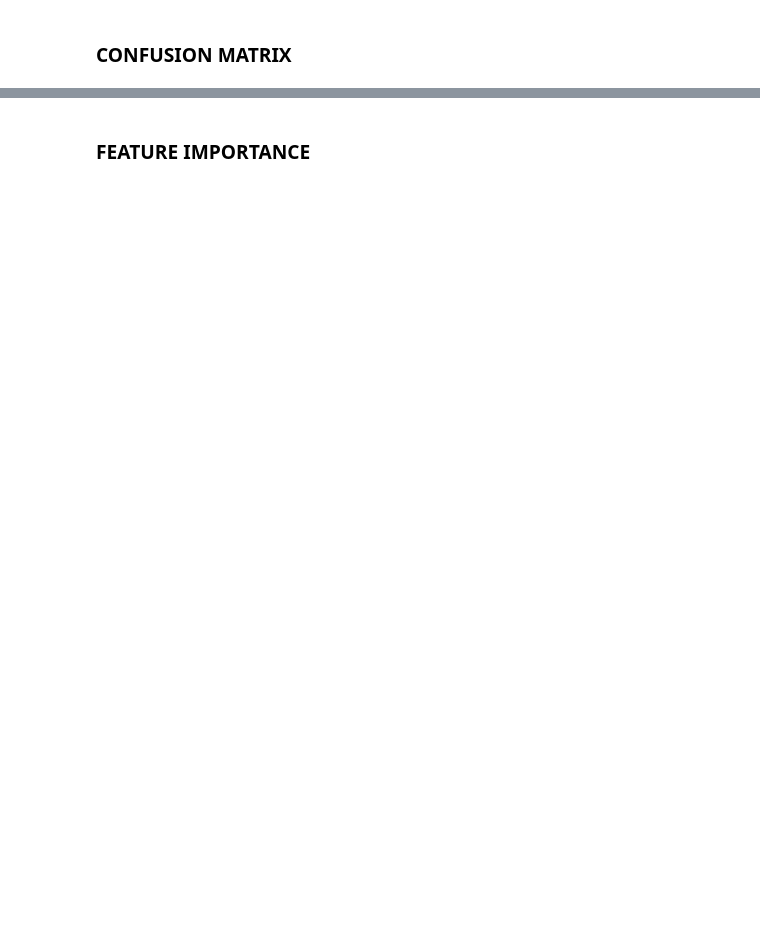
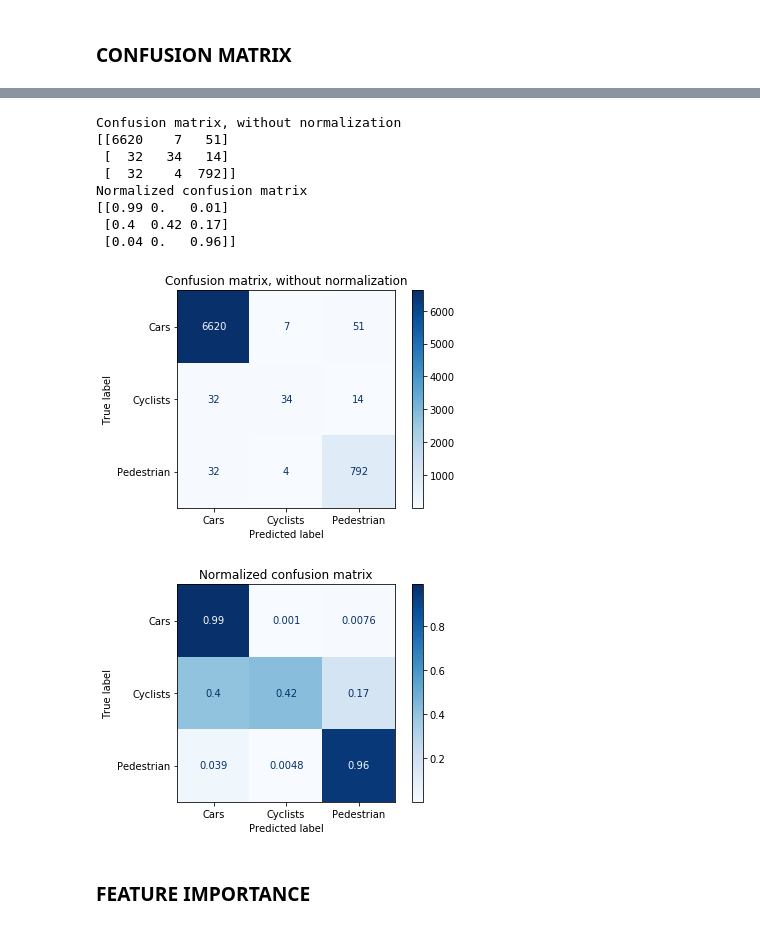
Before and after one commit to benduong2001/DS3_Lyft, a Jupyter notebook: lyft_neural_network_setup_new.ipynb, the cells around one changed output, grey strips where cells are left out. Drawn from its saved outputs; the diff is of its cells as text; code cells hidden in the pictures; blank space fills up the shorter version.

```diff
--- a/lyft_neural_network_setup_new.ipynb
+++ b/lyft_neural_network_setup_new.ipynb
@@ -186,3 +215,50 @@ array([[80,  4,  1],
+# %%
+rf  = rf_models["Model"]
+X_test = rf_models["X_test"]
+y_test = rf_models["y_test"]
+# %%
+import numpy as np
+import matplotlib.pyplot as plt
+
+from sklearn import svm, datasets
+from sklearn.model_selection import train_test_split
+from sklearn.metrics import plot_confusion_matrix
+
+# import some data to play with
+class_names = ["Cars", "Cyclists", "Pedestrian"]
+
+# Split the data into a training set and a test set
+
+# Run classifier, using a model that is too regularized (C too low) to see
+# the impact on the results
+
+np.set_printoptions(precision=2)
+
+# Plot non-normalized confusion matrix
+titles_options = [("Confusion matrix, without normalization", None),
+                  ("Normalized confusion matrix", 'true')]
+for title, normalize in titles_options:
+    disp = plot_confusion_matrix(rf, X_test, y_test,
+                                 display_labels=class_names,
+                                 cmap=plt.cm.Blues,
+                                 normalize=normalize)
+    disp.ax_.set_title(title)
+
+    print(title)
+    print(disp.confusion_matrix)
+
+plt.show()
+# %% [output]
+Confusion matrix, without normalization
+[[6620    7   51]
+ [  32   34   14]
+ [  32    4  792]]
+Normalized confusion matrix
+[[0.99 0.   0.01]
+ [0.4  0.42 0.17]
+ [0.04 0.   0.96]]
+[figure, added]
+[figure, added]
 # %% [markdown]
 ### FEATURE IMPORTANCE
 # %%
```
Also changed, not shown: parts of 21 cells of this notebook.
